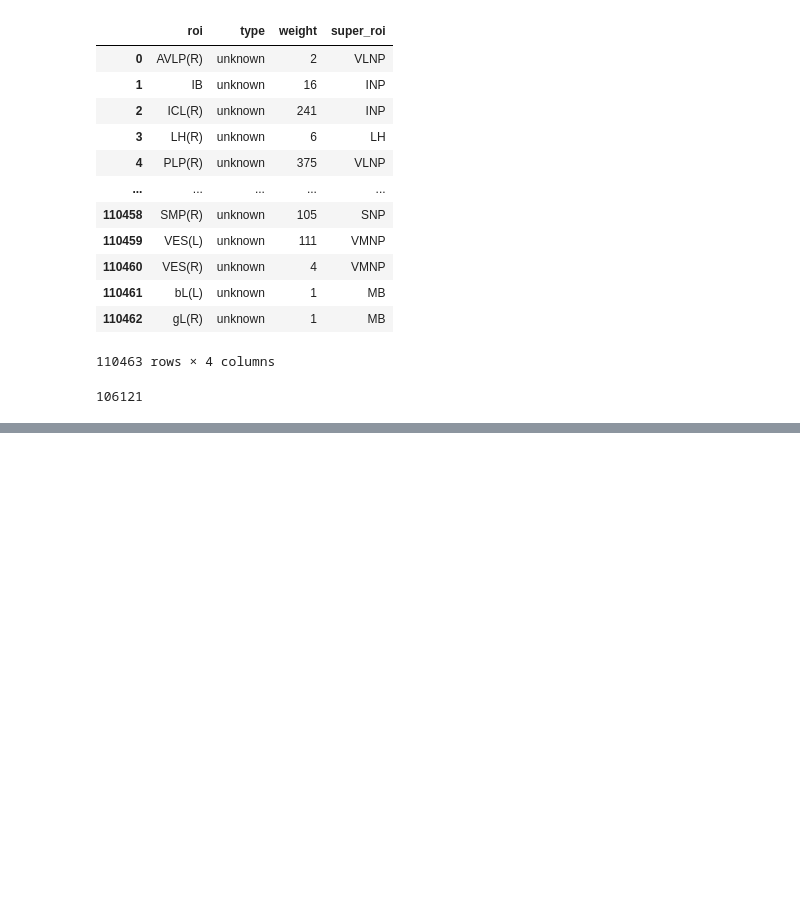
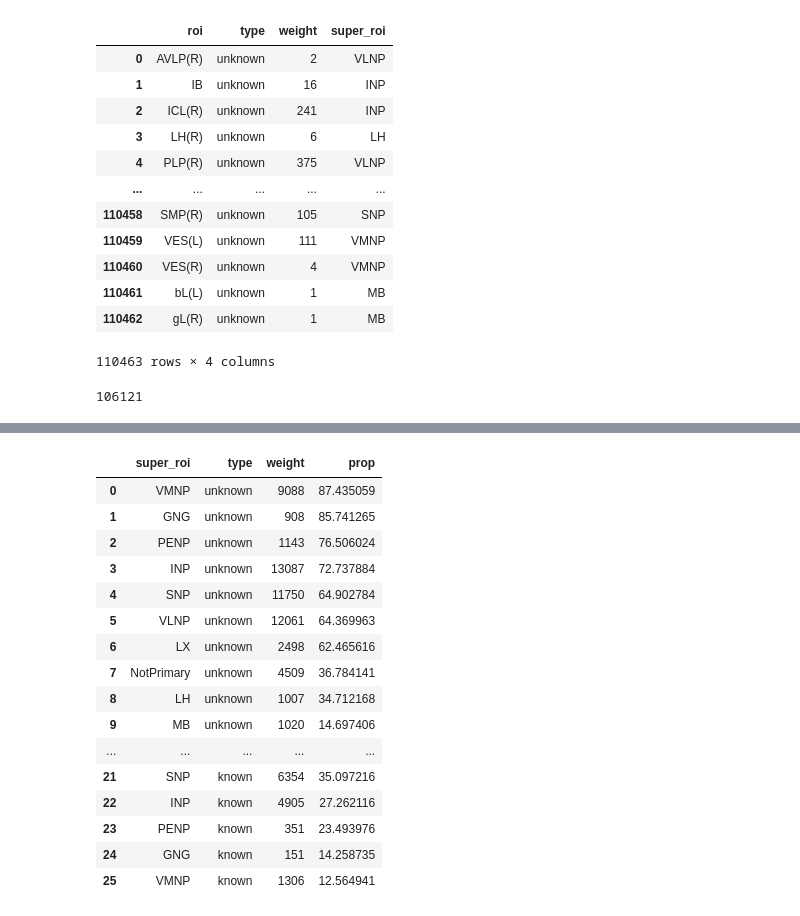
Before and after one commit to Gutierrez-lab/flybrain-clustering-rhessa, a Jupyter notebook: investigating_unknown_superneuropil.ipynb, the cells around one changed output, grey strips where cells are left out. Drawn from its saved outputs; the diff is of its cells as text; code cells hidden in the pictures; blank space fills up the shorter version.

```diff
--- a/investigating_unknown_superneuropil.ipynb
+++ b/investigating_unknown_superneuropil.ipynb
@@ -246,0 +224,28 @@ roi_dropped_filtered_grouped.sort_values(by='weight', ascending=False).reset_ind
+# %%
+# Propotion of known and unknown in each super_roi
+roi_here = roi_dropped_filtered_grouped['super_roi'].unique()
+for i in roi_here:
+    roi_dropped_filtered_grouped.loc[(roi_dropped_filtered_grouped['super_roi'] == i), 'prop'] = roi_dropped_filtered_grouped.loc[(roi_dropped_filtered_grouped['super_roi'] == i), 'weight'] / roi_dropped_filtered_grouped.loc[(roi_dropped_filtered_grouped['super_roi'] == i), 'weight'].sum()
+# %%
+roi_dropped_filtered_grouped['prop'] = roi_dropped_filtered_grouped['prop']*100
+roi_grouping_final = roi_dropped_filtered_grouped.sort_values(by=['type','prop'], ascending=False).reset_index(drop=True)
+# %%
+roi_grouping_final
+# %% [output]
+|  | super_roi | type | weight | prop |
+| 0 | VMNP | unknown | 9088 | 87.435059 |
+| 1 | GNG | unknown | 908 | 85.741265 |
+| 2 | PENP | unknown | 1143 | 76.506024 |
+| 3 | INP | unknown | 13087 | 72.737884 |
+| 4 | SNP | unknown | 11750 | 64.902784 |
+| 5 | VLNP | unknown | 12061 | 64.369963 |
+| 6 | LX | unknown | 2498 | 62.465616 |
+| 7 | NotPrimary | unknown | 4509 | 36.784141 |
+| 8 | LH | unknown | 1007 | 34.712168 |
+| 9 | MB | unknown | 1020 | 14.697406 |
+| ... | ... | ... | ... | ... |
+| 21 | SNP | known | 6354 | 35.097216 |
+| 22 | INP | known | 4905 | 27.262116 |
+| 23 | PENP | known | 351 | 23.493976 |
+| 24 | GNG | known | 151 | 14.258735 |
+| 25 | VMNP | known | 1306 | 12.564941 |
```
Also changed, not shown: parts of 8 cells of this notebook.
